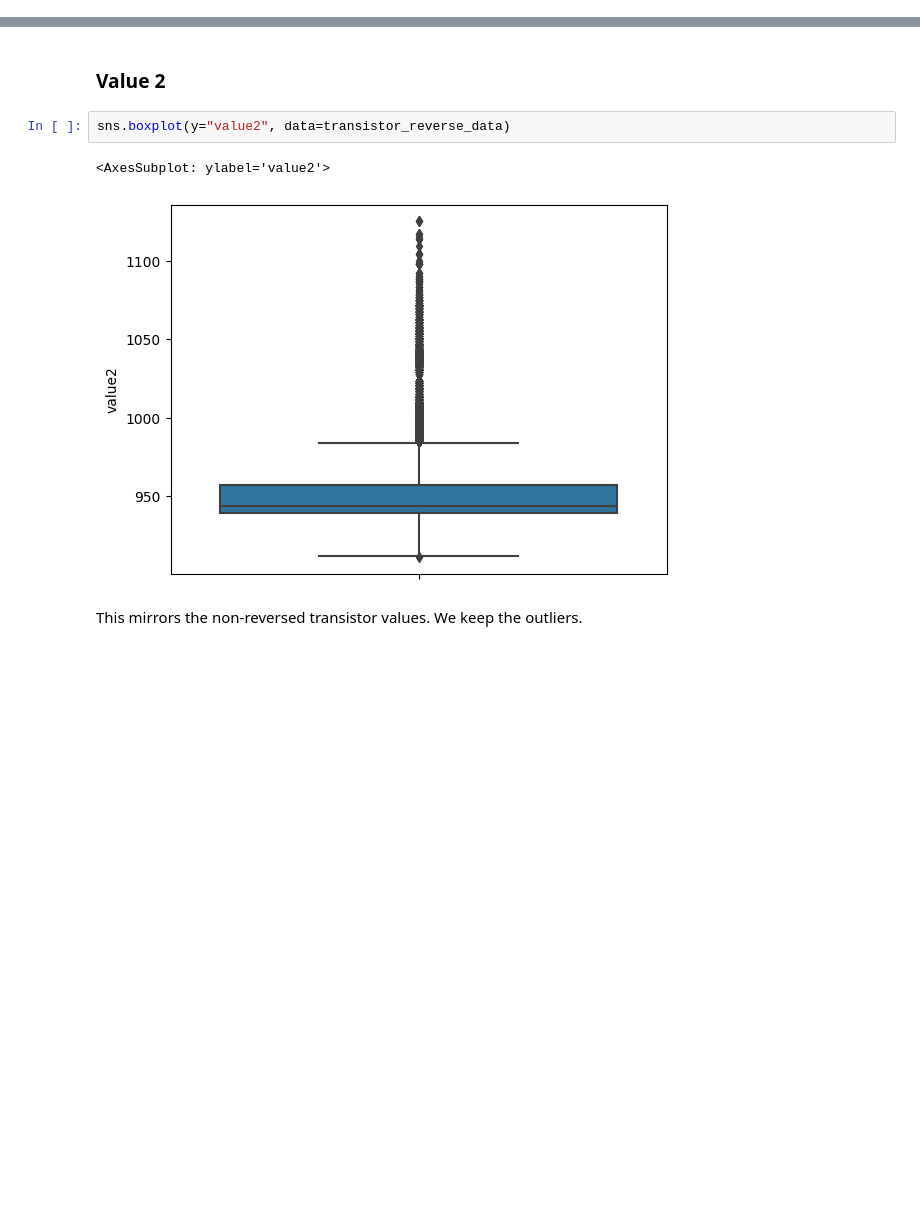
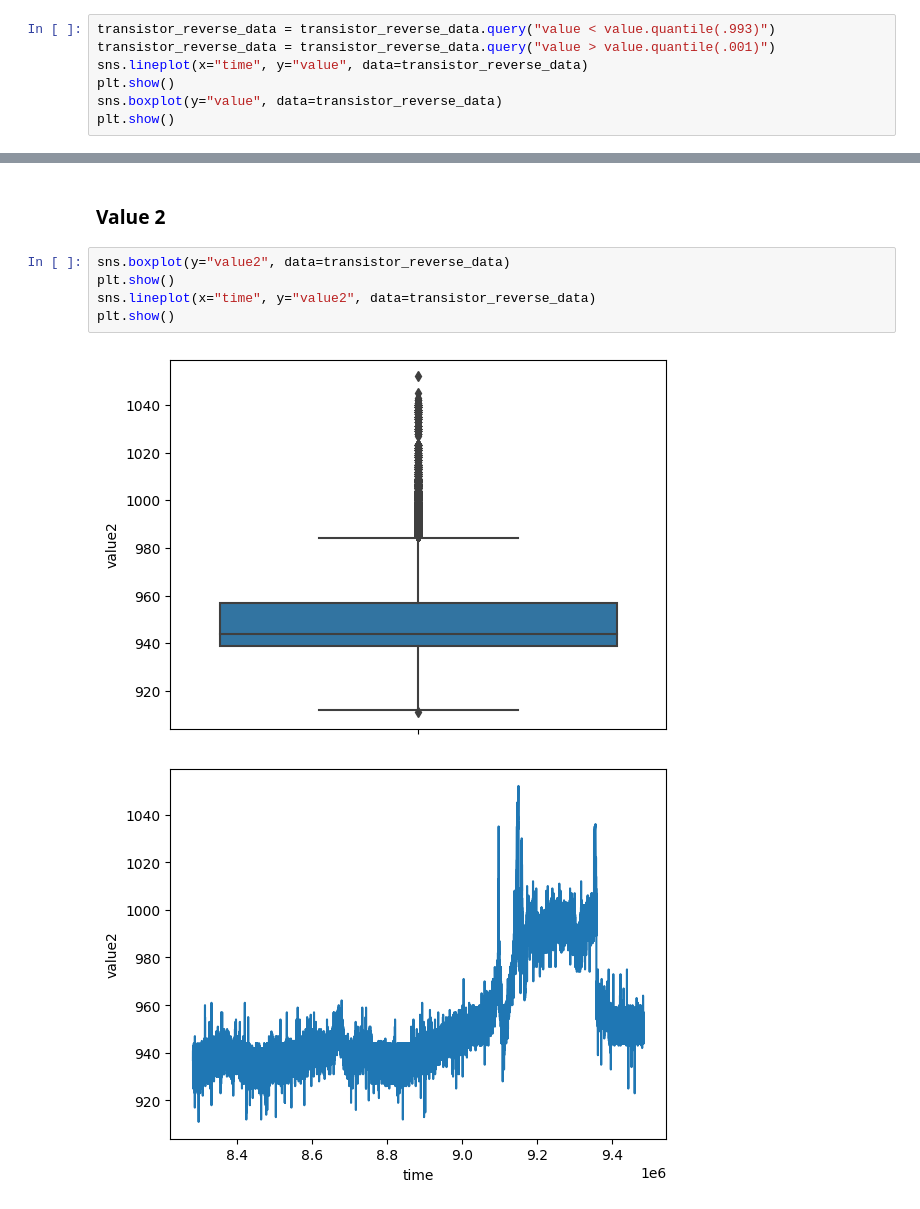
Before and after one commit to nosknut/statistics-project-h2022, a Jupyter notebook: analysis/analysis.ipynb, the cells around one changed output, grey strips where cells are left out. Drawn from its saved outputs; the diff is of its cells as text; blank space fills up the shorter version.

```diff
--- a/analysis/analysis.ipynb
+++ b/analysis/analysis.ipynb
@@ -174,0 +245,7 @@ This mirrors the non-reversed transistor values. We keep the outliers.
+# %%
+transistor_reverse_data = transistor_reverse_data.query("value < value.quantile(.993)")
+transistor_reverse_data = transistor_reverse_data.query("value > value.quantile(.001)")
+sns.lineplot(x="time", y="value", data=transistor_reverse_data)
+plt.show()
+sns.boxplot(y="value", data=transistor_reverse_data)
+plt.show()
@@ -176,8 +258,9 @@ This mirrors the non-reversed transistor values. We keep the outliers.
 ### Value 2
 # %%
 sns.boxplot(y="value2", data=transistor_reverse_data)
+plt.show()
+sns.lineplot(x="time", y="value2", data=transistor_reverse_data)
+plt.show()
 # %% [output]
-<AxesSubplot: ylabel='value2'>
-[figure, old version]
+[figure, new version]
+[figure, added]
-# %% [markdown]
-This mirrors the non-reversed transistor values. We keep the outliers.
```
Also changed, not shown: parts of 56 cells of this notebook.
